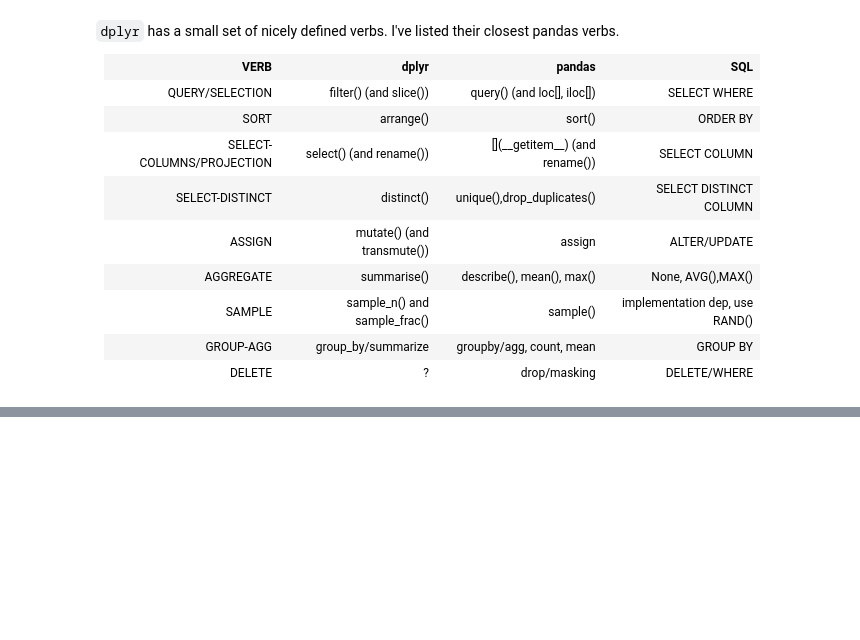
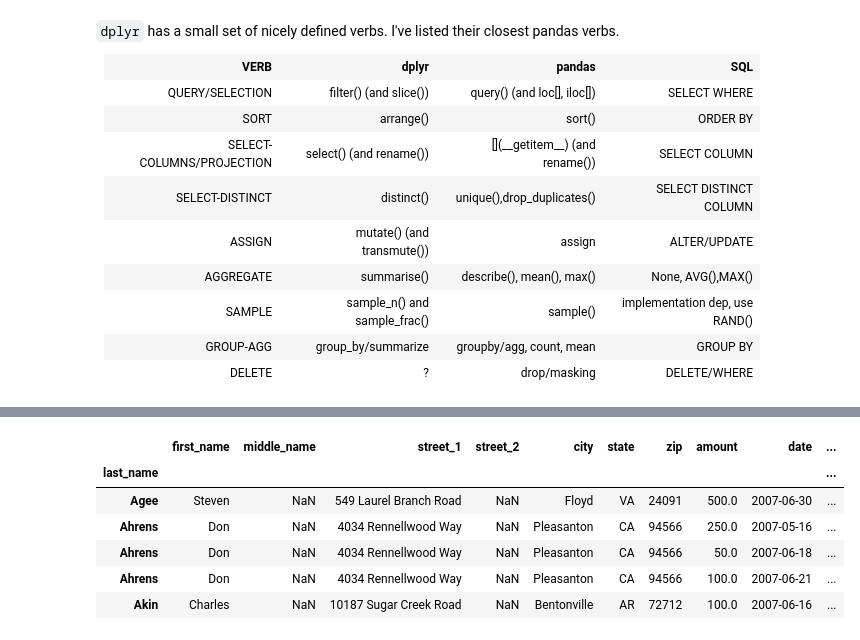
Before and after one commit to suyashSax/CS-109, a Jupyter notebook: Week 3/Lec 4 - Pandas and SQL.ipynb, the cells around one changed output, grey strips where cells are left out. Drawn from its saved outputs; the diff is of its cells as text; code cells hidden in the pictures; blank space fills up the shorter version.

```diff
--- a/Week 3/Lec 4 - Pandas and SQL.ipynb
+++ b/Week 3/Lec 4 - Pandas and SQL.ipynb
@@ -303,0 +512,5 @@ See https://gist.github.com/TomAugspurger/6e052140eaa5fdb6e8c0/ which has a comp
+# %%
+# Add a new Columns
+# Pandas, we need to assign to itself
+dfcwci['name'] = dfcwci['last_name'] + ", " + dfcwci['first_name']
+dfcwci.head()
@@ -303,0 +553,3 @@ See https://gist.github.com/TomAugspurger/6e052140eaa5fdb6e8c0/ which has a comp
+# %%
+# Mutate actual df, not just view:
+dfcwci.loc[dfcwci.state == 'VA', 'name'] = "Junk"
@@ -303,0 +795,13 @@ See https://gist.github.com/TomAugspurger/6e052140eaa5fdb6e8c0/ which has a comp
+# %%
+# In-place drop
+df2 = dfcwci.copy()
+df2.set_index('last_name', inplace=True)
+df2.head()
+# %% [output]
+|  | first_name | middle_name | street_1 | street_2 | city | state | zip | amount | date | ... |
+| last_name |  |  |  |  |  |  |  |  |  | ... |
+| Agee | Steven | NaN | 549 Laurel Branch Road | NaN | Floyd | VA | 24091 | 500.0 | 2007-06-30 | ... |
+| Ahrens | Don | NaN | 4034 Rennellwood Way | NaN | Pleasanton | CA | 94566 | 250.0 | 2007-05-16 | ... |
+| Ahrens | Don | NaN | 4034 Rennellwood Way | NaN | Pleasanton | CA | 94566 | 50.0 | 2007-06-18 | ... |
+| Ahrens | Don | NaN | 4034 Rennellwood Way | NaN | Pleasanton | CA | 94566 | 100.0 | 2007-06-21 | ... |
+| Akin | Charles | NaN | 10187 Sugar Creek Road | NaN | Bentonville | AR | 72712 | 100.0 | 2007-06-16 | ... |
```
Also changed, not shown: parts of 70 cells of this notebook, 2 other files.
